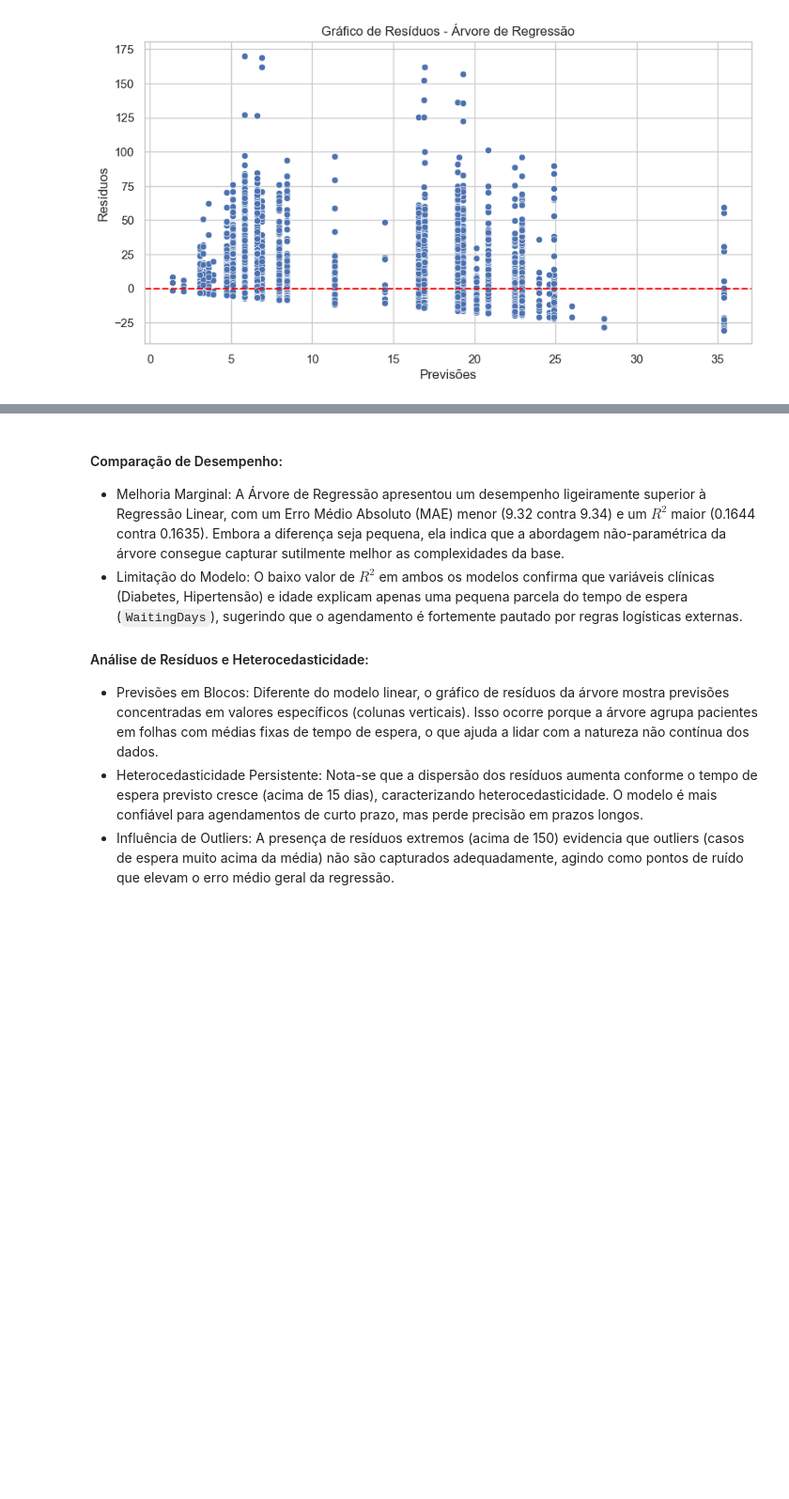
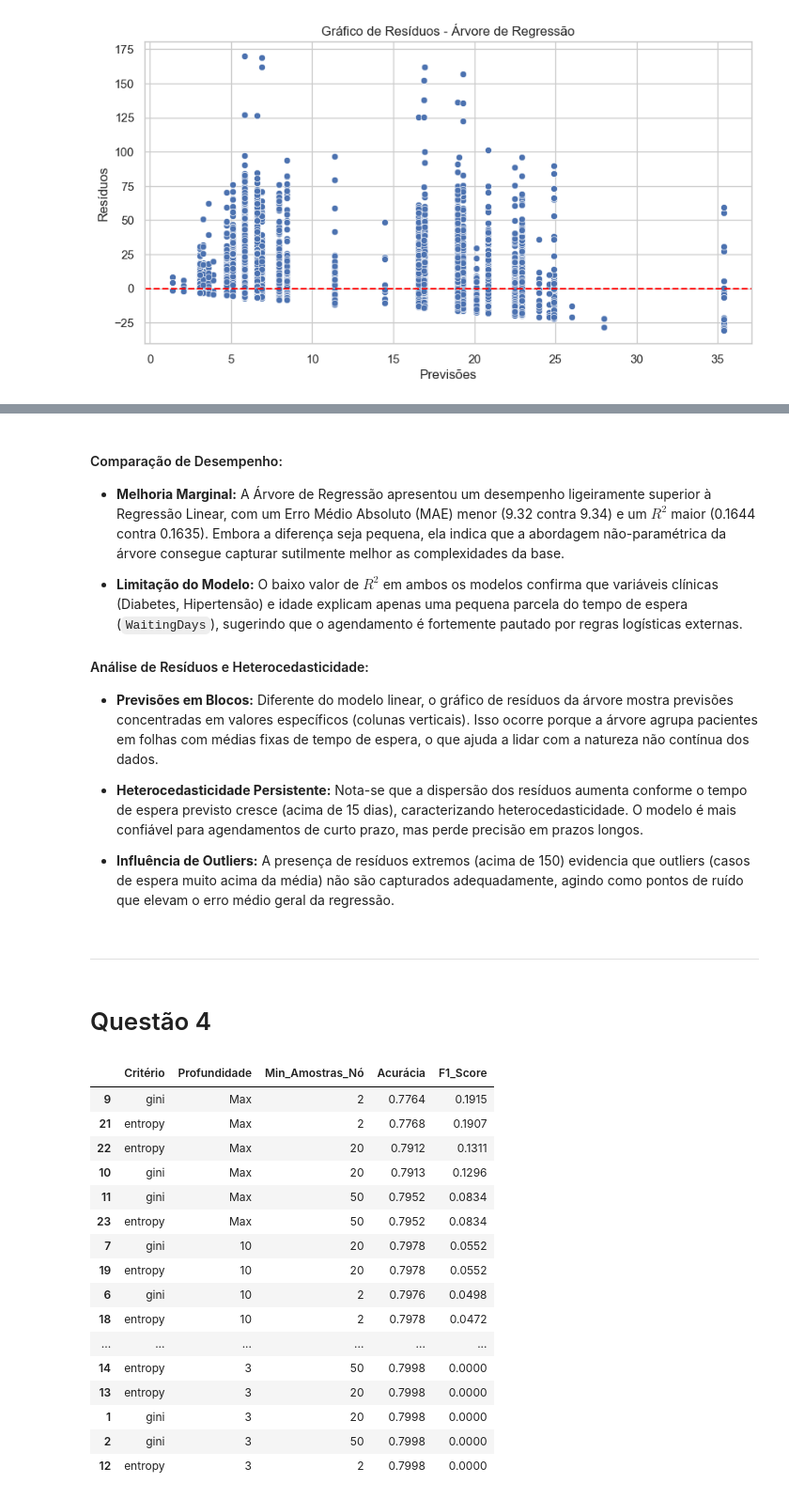
Before and after one commit to leandrowanderley/DataScience_UFAL, a Jupyter notebook: Lista 2/lista.ipynb, the cells around one changed output, grey strips where cells are left out. Shown at 94% size. Drawn from its saved outputs; the diff is of its cells as text; code cells hidden in the pictures; blank space fills up the shorter version.

Commit message:
questão 3 e 3

````diff
--- a/Lista 2/lista.ipynb
+++ b/Lista 2/lista.ipynb
@@ -229,9 +276,71 @@ Modelo: Árvore de Regressão
 # %% [markdown]
 #### Comparação de Desempenho:
- - Melhoria Marginal: A Árvore de Regressão apresentou um desempenho ligeiramente superior à Regressão Linear, com um Erro Médio Absoluto (MAE) menor (9.32 contra 9.34) e um $R^2$ maior (0.1644 contra 0.1635). Embora a diferença seja pequena, ela indica que a abordagem não-paramétrica da árvore consegue capturar sutilmente melhor as complexidades da base.
-  - Limitação do Modelo: O baixo valor de $R^2$ em ambos os modelos confirma que variáveis clínicas (Diabetes, Hipertensão) e idade explicam apenas uma pequena parcela do tempo de espera (```WaitingDays```), sugerindo que o agendamento é fortemente pautado por regras logísticas externas.
+ - **Melhoria Marginal:** A Árvore de Regressão apresentou um desempenho ligeiramente superior à Regressão Linear, com um Erro Médio Absoluto (MAE) menor (9.32 contra 9.34) e um $R^2$ maior (0.1644 contra 0.1635). Embora a diferença seja pequena, ela indica que a abordagem não-paramétrica da árvore consegue capturar sutilmente melhor as complexidades da base.
+
+  - **Limitação do Modelo:** O baixo valor de $R^2$ em ambos os modelos confirma que variáveis clínicas (Diabetes, Hipertensão) e idade explicam apenas uma pequena parcela do tempo de espera (```WaitingDays```), sugerindo que o agendamento é fortemente pautado por regras logísticas externas.
 
 #### Análise de Resíduos e Heterocedasticidade:
- - Previsões em Blocos: Diferente do modelo linear, o gráfico de resíduos da árvore mostra previsões concentradas em valores específicos (colunas verticais). Isso ocorre porque a árvore agrupa pacientes em folhas com médias fixas de tempo de espera, o que ajuda a lidar com a natureza não contínua dos dados.
- - Heterocedasticidade Persistente: Nota-se que a dispersão dos resíduos aumenta conforme o tempo de espera previsto cresce (acima de 15 dias), caracterizando heterocedasticidade. O modelo é mais confiável para agendamentos de curto prazo, mas perde precisão em prazos longos.
- - Influência de Outliers: A presença de resíduos extremos (acima de 150) evidencia que outliers (casos de espera muito acima da média) não são capturados adequadamente, agindo como pontos de ruído que elevam o erro médio geral da regressão.
+ - **Previsões em Blocos:** Diferente do modelo linear, o gráfico de resíduos da árvore mostra previsões concentradas em valores específicos (colunas verticais). Isso ocorre porque a árvore agrupa pacientes em folhas com médias fixas de tempo de espera, o que ajuda a lidar com a natureza não contínua dos dados.
+
+ - **Heterocedasticidade Persistente:** Nota-se que a dispersão dos resíduos aumenta conforme o tempo de espera previsto cresce (acima de 15 dias), caracterizando heterocedasticidade. O modelo é mais confiável para agendamentos de curto prazo, mas perde precisão em prazos longos.
+
+ - **Influência de Outliers:** A presença de resíduos extremos (acima de 150) evidencia que outliers (casos de espera muito acima da média) não são capturados adequadamente, agindo como pontos de ruído que elevam o erro médio geral da regressão.
+# %% [markdown]
+---
+# %% [markdown]
+# Questão 4
+# %%
+def experimentar_arvores(X_train, X_test, y_train, y_test):
+    resultados = []
+
+    profundidades = [3, 5, 10, None]
+    criterios = ['gini', 'entropy']
+    min_amostras = [2, 20, 50]
+
+    for crit in criterios:
+        for prof in profundidades:
+            for min_s in min_amostras:
+                clf = DecisionTreeClassifier(
+                    criterion=crit,
+                    max_depth=prof,
+                    min_samples_leaf=min_s,
+                    random_state=42
+                )
+                clf.fit(X_train, y_train)
+
+                y_pred = clf.predict(X_test)
+                acc = accuracy_score(y_test, y_pred)
+                f1 = f1_score(y_test, y_pred)
+
+                resultados.append({
+                    'Critério': crit,
+                    'Profundidade': prof if prof is not None else 'Max',
+                    'Min_Amostras_Nó': min_s,
+                    'Acurácia': round(acc, 4),
+                    'F1_Score': round(f1, 4)
+                })
+
+    df_resultados = pd.DataFrame(resultados)
+    return df_resultados
+
+tabela_resultados = experimentar_arvores(X_train, X_test, y_train, y_test)
+
+display(tabela_resultados.sort_values(by='F1_Score', ascending=False))
+# %% [output]
+|  | Critério | Profundidade | Min_Amostras_Nó | Acurácia | F1_Score |
+| 9 | gini | Max | 2 | 0.7764 | 0.1915 |
+| 21 | entropy | Max | 2 | 0.7768 | 0.1907 |
+| 22 | entropy | Max | 20 | 0.7912 | 0.1311 |
+| 10 | gini | Max | 20 | 0.7913 | 0.1296 |
+| 11 | gini | Max | 50 | 0.7952 | 0.0834 |
+| 23 | entropy | Max | 50 | 0.7952 | 0.0834 |
+| 7 | gini | 10 | 20 | 0.7978 | 0.0552 |
+| 19 | entropy | 10 | 20 | 0.7978 | 0.0552 |
+| 6 | gini | 10 | 2 | 0.7976 | 0.0498 |
+| 18 | entropy | 10 | 2 | 0.7978 | 0.0472 |
+| ... | ... | ... | ... | ... | ... |
+| 14 | entropy | 3 | 50 | 0.7998 | 0.0000 |
+| 13 | entropy | 3 | 20 | 0.7998 | 0.0000 |
+| 1 | gini | 3 | 20 | 0.7998 | 0.0000 |
+| 2 | gini | 3 | 50 | 0.7998 | 0.0000 |
+| 12 | entropy | 3 | 2 | 0.7998 | 0.0000 |
````
Also changed, not shown: parts of 4 cells of this notebook.
